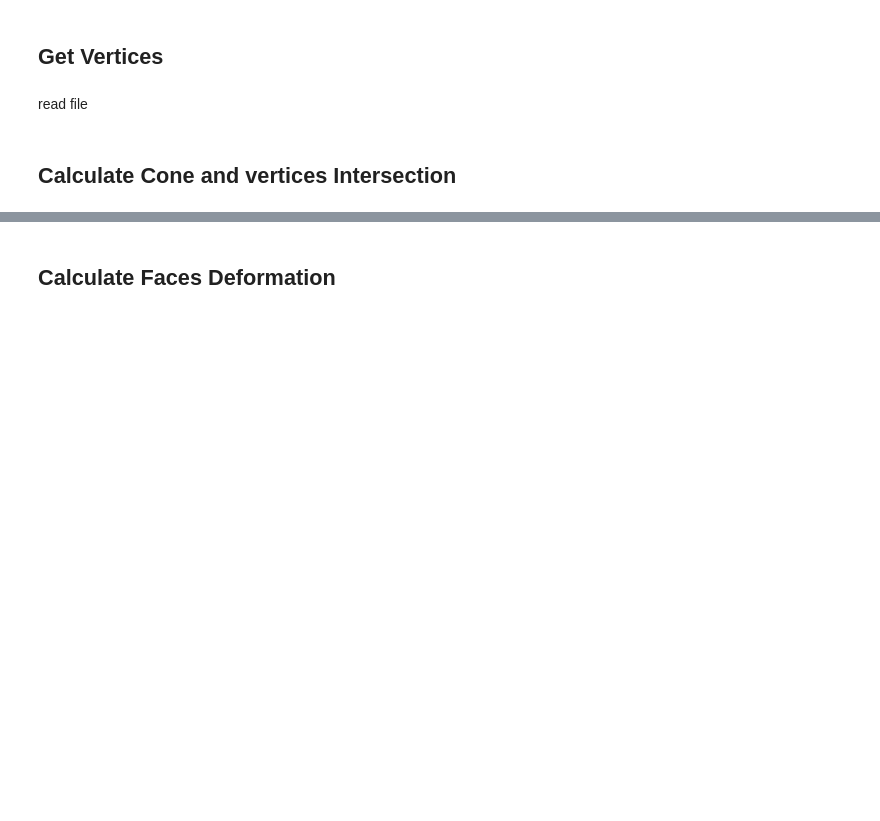
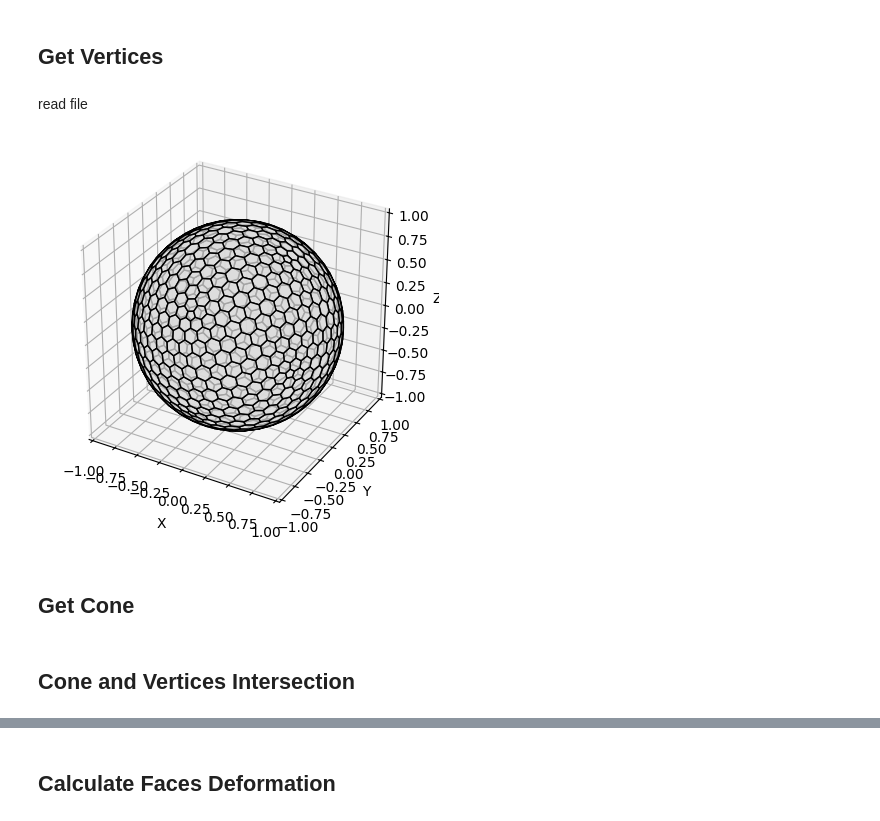
Before and after one commit to valentindalstein/FOVMAP, a Jupyter notebook: notebooks/polyhedron_cone_intersect.ipynb, the cells around one changed output, grey strips where cells are left out. Cells and saved outputs as stored; diff of their text form; code cells hidden in the pictures; blank space fills up the shorter version.

Commit message:
inline plots

```diff
--- a/notebooks/polyhedron_cone_intersect.ipynb
+++ b/notebooks/polyhedron_cone_intersect.ipynb
@@ -12,3 +32,12 @@ from fovmap import FILES_PATH
 ## Get Vertices
 # %% [markdown]
 read file
+# %%
+polyhedron_file_path = FILES_PATH / "dual_geodesic_icosahedron_pattern_30.txt"
+vertices, faces = parse_polyhedron_file(polyhedron_file_path)
+# %%
+visualize_polyhedron(vertices, faces)
+# %% [output]
+[figure, added]
+# %% [markdown]
+## Get Cone
@@ -15,2 +48,2 @@ read file
 # %% [markdown]
-## Calculate Cone and vertices Intersection
+## Cone and Vertices Intersection
```
Also changed, not shown: parts of 19 cells of this notebook.
